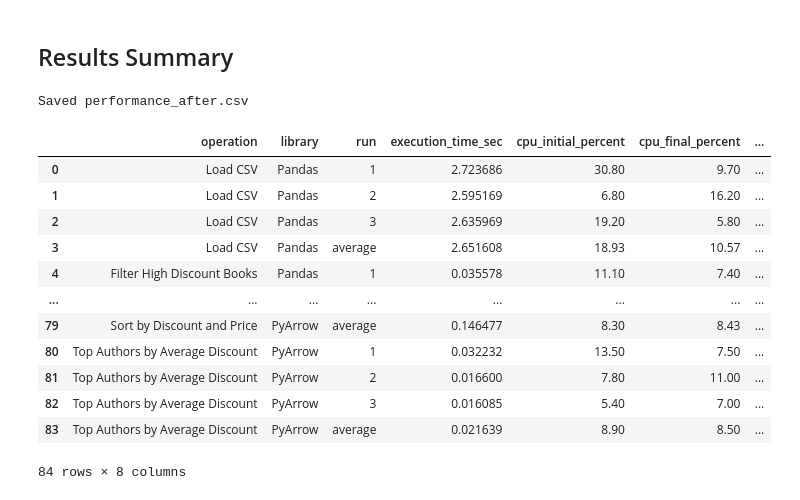
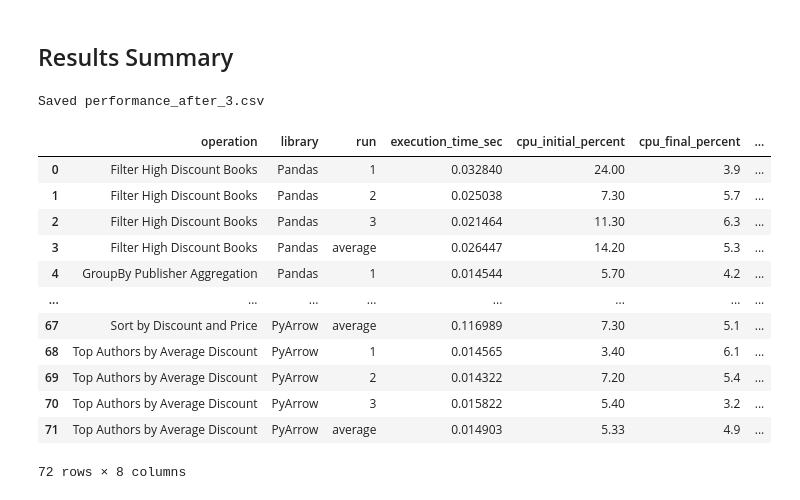
Before and after one commit to drshahizan/HPDP, a Jupyter notebook: 2526/project/p1/scubscub/p1/optimize_pipeline.ipynb, the cells around one changed output. Drawn from its saved outputs; the diff is of its cells as text; code cells hidden in the pictures.

```diff
--- a/2526/project/p1/scubscub/p1/optimize_pipeline.ipynb
+++ b/2526/project/p1/scubscub/p1/optimize_pipeline.ipynb
@@ -329,17 +338,11 @@ Dask benchmarks complete.
 # %% [markdown]
 ## PyArrow Benchmarks
 # %%
-# 1. Load CSV
-results.extend(benchmark(
-    "Load CSV", "PyArrow",
-    lambda: pa_csv.read_csv(file_path),
-    total_rows
-))
-
+# Load data into memory (not benchmarked)
 pa_table = pa_csv.read_csv(file_path)
 flush_memory()
 
-# 2. Filter high-discount books
+# 1. Filter high-discount books
 results.extend(benchmark(
     "Filter High Discount Books", "PyArrow",
     lambda: pa_table.filter(
@@ -351,7 +354,7 @@ results.extend(benchmark(
     total_rows
 ))
 
-# 3. GroupBy publisher aggregation
+# 2. GroupBy publisher aggregation
 results.extend(benchmark(
     "GroupBy Publisher Aggregation", "PyArrow",
     lambda: pa_table.group_by("publisher").aggregate([
@@ -362,7 +365,7 @@ results.extend(benchmark(
     total_rows
 ))
 
-# 4. String extract price tier (named capture group required by PyArrow)
+# 3. String extract price tier (named capture group required by PyArrow)
 results.extend(benchmark(
     "String Extract Price Tier", "PyArrow",
     lambda: pc.extract_regex(
@@ -372,7 +375,7 @@ results.extend(benchmark(
     total_rows
 ))
 
-# 5. Derived column calculation
+# 4. Derived column calculation
 def _pyarrow_savings():
     savings_rm = pc.subtract(pa_table.column("compare_price"), pa_table.column("current_price"))
     savings_pct = pc.round(
@@ -390,7 +393,7 @@ def _pyarrow_savings():
 
 results.extend(benchmark("Calculate Savings", "PyArrow", _pyarrow_savings, total_rows))
 
-# 6. Sort by discount and price
+# 5. Sort by discount and price
 results.extend(benchmark(
     "Sort by Discount and Price", "PyArrow",
     lambda: pa_table.take(
@@ -402,7 +405,7 @@ results.extend(benchmark(
     total_rows
 ))
 
-# 7. Top authors by average discount
+# 6. Top authors by average discount
 def _pyarrow_top_authors():
     grp = pa_table.group_by("author").aggregate([("discount_pct", "mean")])
     idx = pc.sort_indices(grp, sort_keys=[("discount_pct_mean", "descending")])
@@ -418,26 +421,26 @@ PyArrow benchmarks complete.
 # %%
 results_df = pd.DataFrame(results)
 
-# Save performance_after.csv — all three libraries, wide format
-build_wide_csv(results_df, ["Pandas", "Dask", "PyArrow"]).to_csv(
-    "performance_after.csv", index=False, header=False
+# Save performance_after_3.csv — all three libraries, wide format
+build_wide_csv(results_df, ["Pandas", "Polars", "PyArrow"]).to_csv(
+    "performance_after_3.csv", index=False, header=False
 )
-print("Saved performance_after.csv")
+print("Saved performance_after_3.csv")
 
 results_df
 # %% [output]
-Saved performance_after.csv
+Saved performance_after_3.csv
 |  | operation | library | run | execution_time_sec | cpu_initial_percent | cpu_final_percent | ... |
-| 0 | Load CSV | Pandas | 1 | 2.723686 | 30.80 | 9.70 | ... |
-| 1 | Load CSV | Pandas | 2 | 2.595169 | 6.80 | 16.20 | ... |
-| 2 | Load CSV | Pandas | 3 | 2.635969 | 19.20 | 5.80 | ... |
-| 3 | Load CSV | Pandas | average | 2.651608 | 18.93 | 10.57 | ... |
-| 4 | Filter High Discount Books | Pandas | 1 | 0.035578 | 11.10 | 7.40 | ... |
+| 0 | Filter High Discount Books | Pandas | 1 | 0.032840 | 24.00 | 3.9 | ... |
+| 1 | Filter High Discount Books | Pandas | 2 | 0.025038 | 7.30 | 5.7 | ... |
+| 2 | Filter High Discount Books | Pandas | 3 | 0.021464 | 11.30 | 6.3 | ... |
+| 3 | Filter High Discount Books | Pandas | average | 0.026447 | 14.20 | 5.3 | ... |
+| 4 | GroupBy Publisher Aggregation | Pandas | 1 | 0.014544 | 5.70 | 4.2 | ... |
 | ... | ... | ... | ... | ... | ... | ... | ... |
-| 79 | Sort by Discount and Price | PyArrow | average | 0.146477 | 8.30 | 8.43 | ... |
-| 80 | Top Authors by Average Discount | PyArrow | 1 | 0.032232 | 13.50 | 7.50 | ... |
-| 81 | Top Authors by Average Discount | PyArrow | 2 | 0.016600 | 7.80 | 11.00 | ... |
-| 82 | Top Authors by Average Discount | PyArrow | 3 | 0.016085 | 5.40 | 7.00 | ... |
-| 83 | Top Authors by Average Discount | PyArrow | average | 0.021639 | 8.90 | 8.50 | ... |
+| 67 | Sort by Discount and Price | PyArrow | average | 0.116989 | 7.30 | 5.1 | ... |
+| 68 | Top Authors by Average Discount | PyArrow | 1 | 0.014565 | 3.40 | 6.1 | ... |
+| 69 | Top Authors by Average Discount | PyArrow | 2 | 0.014322 | 7.20 | 5.4 | ... |
+| 70 | Top Authors by Average Discount | PyArrow | 3 | 0.015822 | 5.40 | 3.2 | ... |
+| 71 | Top Authors by Average Discount | PyArrow | average | 0.014903 | 5.33 | 4.9 | ... |
-84 rows × 8 columns
+72 rows × 8 columns
 # %% [markdown]
```
Also changed, not shown: parts of 11 cells of this notebook.
